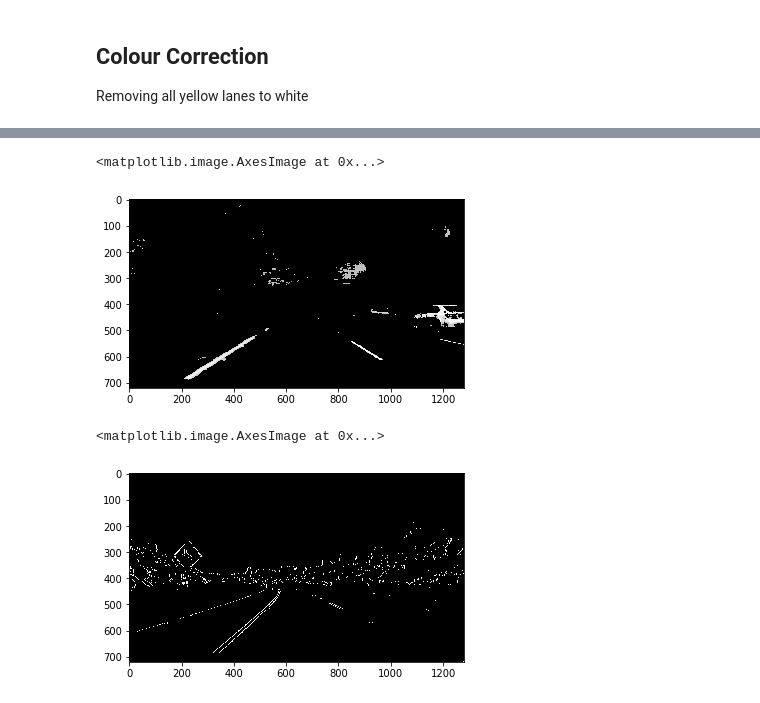
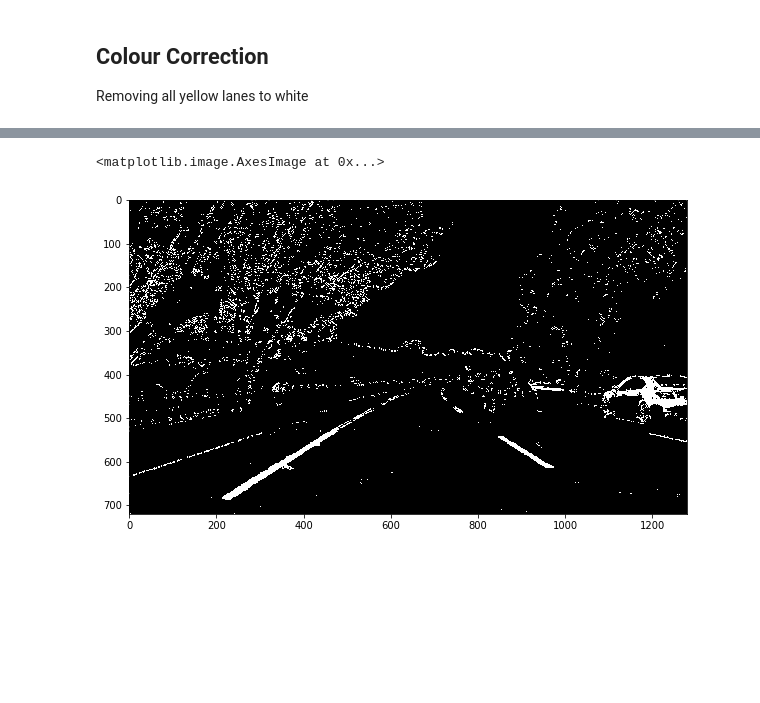
Before and after one commit to chappers/CarND-Advanced-Lane-Lines, a Jupyter notebook: project.ipynb, the cells around one changed output, grey strips where cells are left out. Cells and saved outputs as stored; diff of their text form; code cells hidden in the pictures; blank space fills up the shorter version.

Commit message:
with threshold pipeline done

```diff
--- a/project.ipynb
+++ b/project.ipynb
@@ -21,6 +21,9 @@ import glob
 import matplotlib.image as mpimg
 import matplotlib.pyplot as plt
 %matplotlib inline
+# %%
+from pylab import rcParams
+rcParams['figure.figsize'] = 10, 10
 # %% [markdown]
 Firstly, we shall use camera calibration doe as from sample repo:
 https://github.com/udacity/CarND-Camera-Calibration/blob/master/camera_calibration.ipynb
@@ -220,14 +223,14 @@ def abs_sobel_thresh_single(img, orient='x', sobel_kernel=3, thresh=(0, 255)):
     # Return the result
     return scaled_sobel
 # %%
-def threshold_pipeline2(image, thresh=245):
+def threshold_pipeline(image, thresh=245):
     """
     This pipeline is based on using only R and S channels
     (see HLS and Color Thresholds)
     """
+    clahe = cv2.createCLAHE(clipLimit=2.0, tileGridSize=(8,8))
     def equalise(img, mode='CLAHE'):
         """single channel image"""
-        clahe = cv2.createCLAHE(clipLimit=2.0, tileGridSize=(8,8))
         if mode == 'CLAHE':
             img = clahe.apply(img)
         else:
@@ -247,15 +250,7 @@ def threshold_pipeline2(image, thresh=245):
     R_hist = equalise(R, mode='hist')
     S_hist = equalise(S, mode='hist')
 
-    RS_c = cv2.addWeighted(R_c, 0.5, S_c, 0.5, 0)
-    RS_h = cv2.addWeighted(R_hist, 0.5, S_hist, 0.5, 0)
-    RS = cv2.addWeighted(RS_c, 0.5, RS_h, 0.5, 0)
-
-    # apply filters..
-    R[R < thresh] = 0
-    S[S < thresh] = 0
+    RS = np.median([R_c, S_c, R_hist, S_hist], axis=0)
     RS[RS < thresh] = 0
-
-    # apply sobel
-    #sobel_img = abs_sobel_thresh_single(RS)
+    RS[RS >= thresh] = 1
     return RS
@@ -268,10 +257,3 @@ plt.imshow(img)
-# %%
-img = mpimg.imread('test_images/test5.jpg')
-R = threshold_pipeline2(img, 185)
-plt.imshow(R, cmap='gray')
-# %% [output]
-<matplotlib.image.AxesImage at 0x...>
-[figure, removed]
 # %%
 def sobel_pipeline(image, sobel_kernel=3,
                    gradx_thresh=(0, 255),
@@ -305,11 +287,26 @@ def sobel_pipeline(image, sobel_kernel=3,
     #combined[((gradx == 1) & (grady == 1)) | ((mag_binary == 1) & (dir_binary == 1))] = 1
     combined[((gradx == 1) & (grady == 1)) | ((mag_binary == 1) & (dir_binary == 1))] = 1
     return combined
+# %%
+def combined_pipeline(image,
+                      sobel_config={"sobel_kernel"     : 5,
+                        "gradx_thresh"     : (30, 255),
+                        "grady_thresh"     : (30, 255),
+                        "magnitude_thresh" : (40, 100),
+                        "dir_thresh"       : (0.7, 1.3)},
+                      thres_config={'thresh': 200}):
+    #sobel_config['image'] = yellow_to_white(image)
+    #thres_config['image'] = image
+    sobel_img = sobel_pipeline(image=yellow_to_white(image), **sobel_config)
+    thres_img = threshold_pipeline(image=image, **thres_config)
+
+    combined = np.zeros_like(sobel_img)
+    combined[(sobel_img==1) | (thres_img==1)] = 1
+    return combined
 # %%
-img = mpimg.imread('test_images/test2.jpg')
-img = color_correction(img, 5)
-img_sobel = sobel_pipeline(yellow_to_white(img), 3, (50, 255), (0, 255), (250, 255), (0.7, 1.3))
-plt.imshow(img_sobel, cmap='gray')
+img = mpimg.imread('test_images/test5.jpg')
+R = combined_pipeline(img)
+plt.imshow(R, cmap='gray')
 # %% [output]
 <matplotlib.image.AxesImage at 0x...>
-[figure, old version]
+[figure, new version]
```
Also changed, not shown: parts of 4 cells of this notebook.
